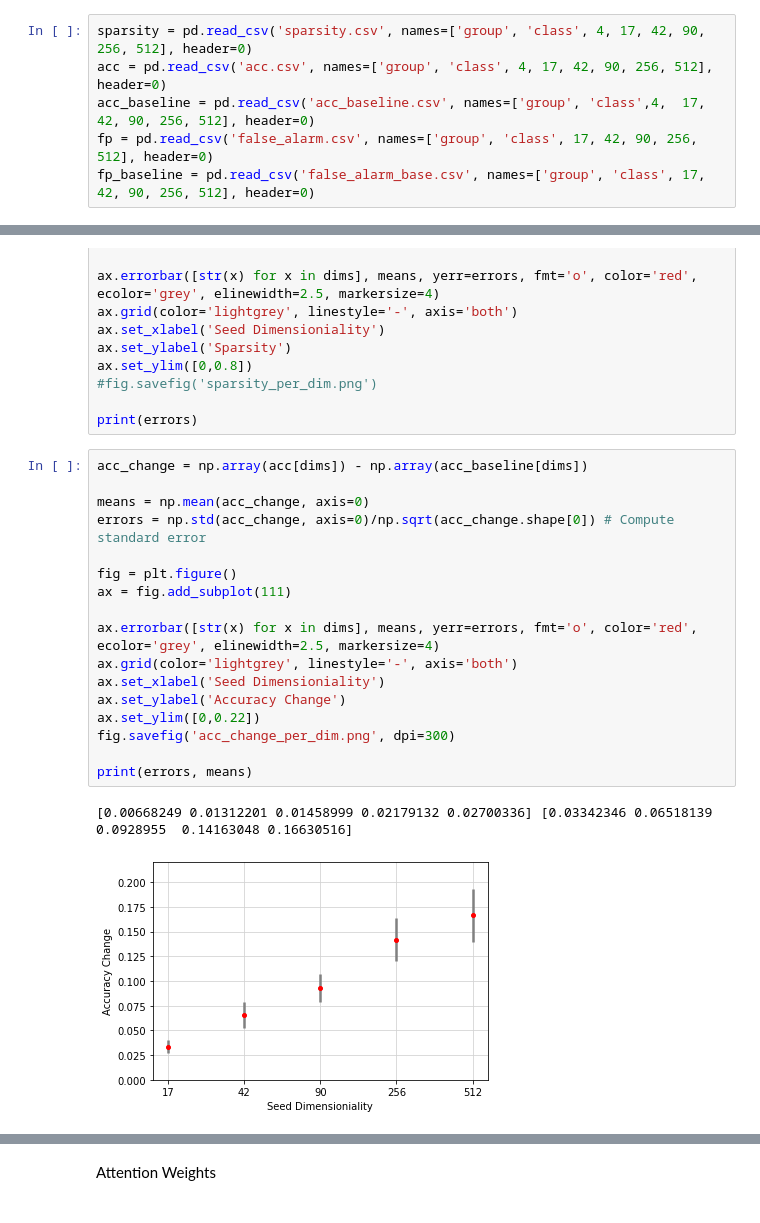
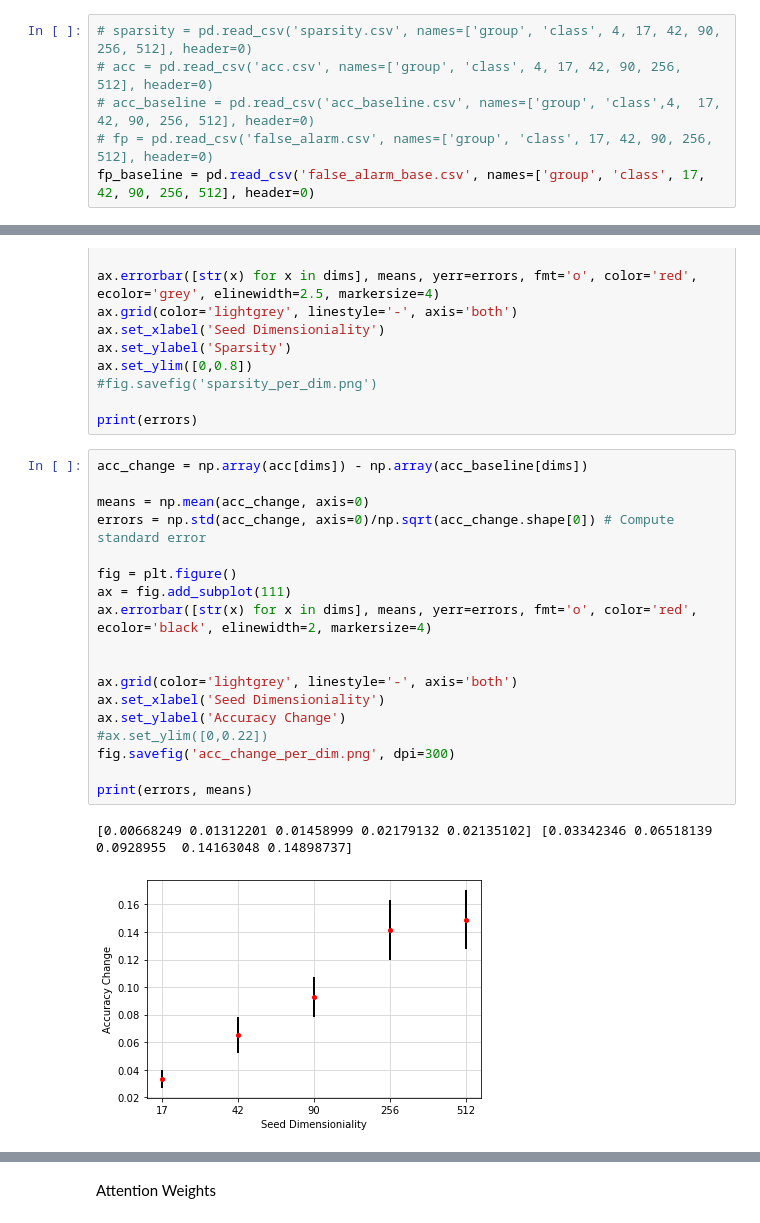
Before and after one commit to mazabdul7/msc_attention_project, a Jupyter notebook: evaluate_models.ipynb, the cells around one changed output, grey strips where cells are left out. Saved outputs shown, nothing was run; the diff lists cells and outputs as text.

```diff
--- a/evaluate_models.ipynb
+++ b/evaluate_models.ipynb
@@ -309,10 +335,10 @@ Plots
 # %%
 dims = [17,42,90,256, 512]
 # %%
-sparsity = pd.read_csv('sparsity.csv', names=['group', 'class', 4, 17, 42, 90, 256, 512], header=0)
-acc = pd.read_csv('acc.csv', names=['group', 'class', 4, 17, 42, 90, 256, 512], header=0)
-acc_baseline = pd.read_csv('acc_baseline.csv', names=['group', 'class',4,  17, 42, 90, 256, 512], header=0)
-fp = pd.read_csv('false_alarm.csv', names=['group', 'class', 17, 42, 90, 256, 512], header=0)
+# sparsity = pd.read_csv('sparsity.csv', names=['group', 'class', 4, 17, 42, 90, 256, 512], header=0)
+# acc = pd.read_csv('acc.csv', names=['group', 'class', 4, 17, 42, 90, 256, 512], header=0)
+# acc_baseline = pd.read_csv('acc_baseline.csv', names=['group', 'class',4,  17, 42, 90, 256, 512], header=0)
+# fp = pd.read_csv('false_alarm.csv', names=['group', 'class', 17, 42, 90, 256, 512], header=0)
 fp_baseline = pd.read_csv('false_alarm_base.csv', names=['group', 'class', 17, 42, 90, 256, 512], header=0)
 # %%
 import matplotlib.pyplot as plt
@@ -336,20 +362,21 @@ print(errors)
 # %%
 acc_change = np.array(acc[dims]) - np.array(acc_baseline[dims])
 
 means = np.mean(acc_change, axis=0)
 errors = np.std(acc_change, axis=0)/np.sqrt(acc_change.shape[0]) # Compute standard error
 
 fig = plt.figure()
 ax = fig.add_subplot(111)
+ax.errorbar([str(x) for x in dims], means, yerr=errors, fmt='o', color='red', ecolor='black', elinewidth=2, markersize=4)
 
-ax.errorbar([str(x) for x in dims], means, yerr=errors, fmt='o', color='red', ecolor='grey', elinewidth=2.5, markersize=4)
+
 ax.grid(color='lightgrey', linestyle='-', axis='both')
 ax.set_xlabel('Seed Dimensioniality')
 ax.set_ylabel('Accuracy Change')
-ax.set_ylim([0,0.22])
+#ax.set_ylim([0,0.22])
 fig.savefig('acc_change_per_dim.png', dpi=300)
 
 print(errors, means)
 # %% [output]
-[0.00668249 0.01312201 0.01458999 0.02179132 0.02700336] [0.03342346 0.06518139 0.0928955  0.14163048 0.16630516]
+[0.00668249 0.01312201 0.01458999 0.02179132 0.02135102] [0.03342346 0.06518139 0.0928955  0.14163048 0.14898737]
-[figure, old version]
+[figure, new version]
```
Also changed, not shown: parts of 31 cells of this notebook, 32 other files.
